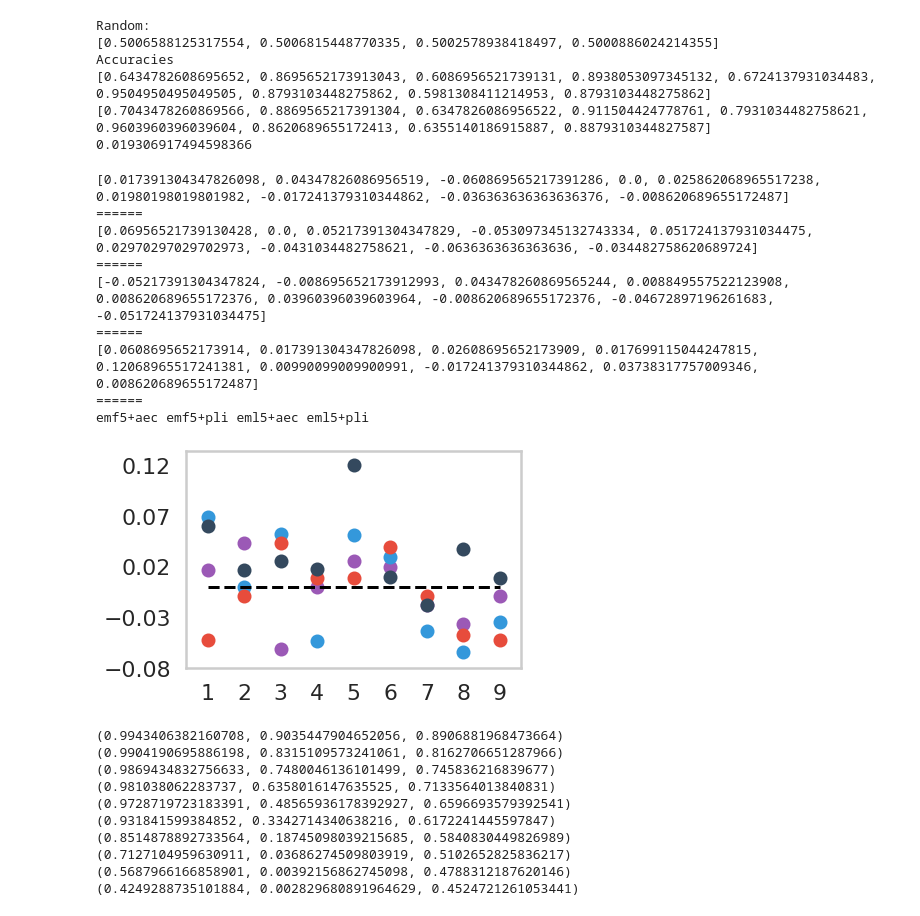
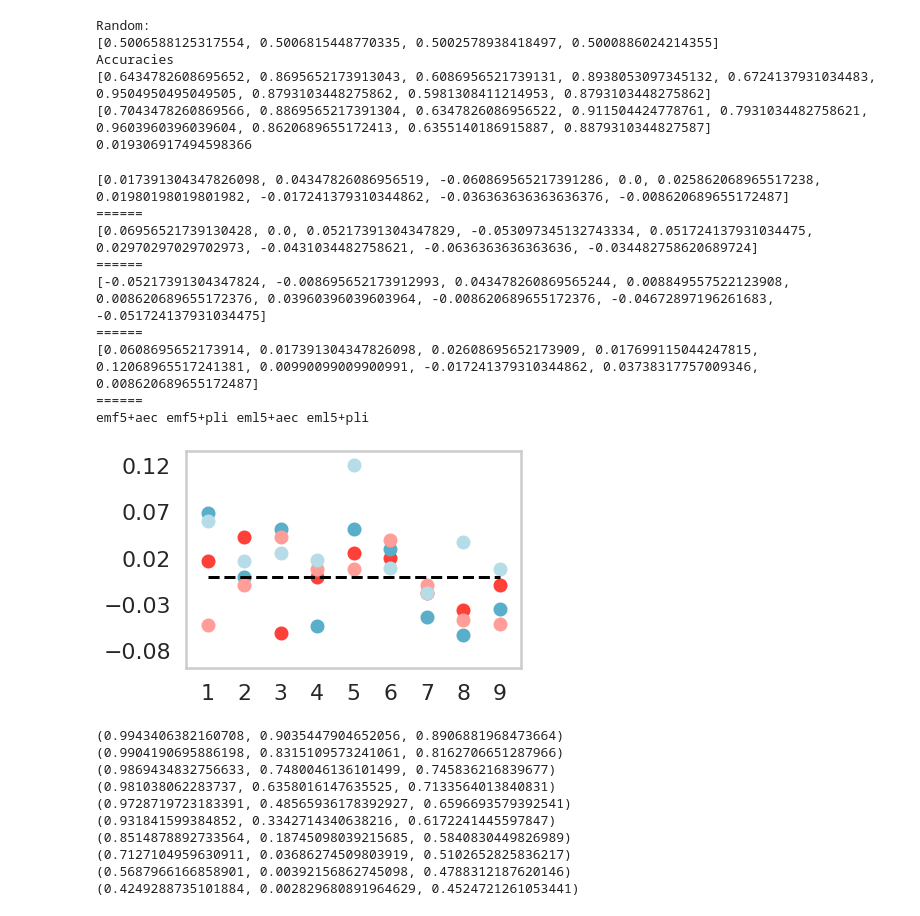
Before and after one commit to BIAPT/AEC-wPLI-comparison, a Jupyter notebook: milestones/2_ohbm_2020_poster_presentation/generate_visualization.ipynb, the cells around one changed output. Saved outputs shown, nothing was run; the diff lists cells and outputs as text; code cells hidden in the pictures.

```diff
--- a/milestones/2_ohbm_2020_poster_presentation/generate_visualization.ipynb
+++ b/milestones/2_ohbm_2020_poster_presentation/generate_visualization.ipynb
@@ -202,40 +202,40 @@ Accuracies
 0.019306917494598366
 # %%
 # In this one we want to reproduce the accuracy improvement for each participant given by weighted features
-flatui = ["#9b59b6", "#3498db",  "#e74c3c", "#34495e"]
+flatui = ["#ff4038", "#59afca",  "#ff9d99", "#b6dce7"]
 wei_improvements = []
 index = 0
 for epoch in ['emf5', 'eml5']:
     for graph in ['aec', 'pli']:
         wei_improvement = []
         func_clf = load_pickle(f"{IN_DIR}best_clf_{graph}_{epoch}_func.pickle")
         wei_clf = load_pickle(f"{IN_DIR}best_clf_{graph}_{epoch}_func-wei.pickle")
 
         for func, wei in zip(func_clf['accuracies'], wei_clf['accuracies']):
             wei_improvement.append(wei-func)
 
         print(wei_improvement)
         print("======")
         plt.scatter([1,2,3,4,5,6,7,8,9], wei_improvement, color=flatui[index])
         index = index + 1
         wei_improvements.append(wei_improvement)
 
 plt.plot([1,2,3,4,5,6,7,8,9], [0,0,0,0,0,0,0,0,0], 'k--')
 plt.yticks(np.arange(-0.08, 0.15, 0.05))
 plt.xticks(np.arange(1,10,1))
 print("emf5+aec", "emf5+pli", "eml5+aec", "eml5+pli")
 save_figure(f"{OUT_DIR}participant_improvement_by_wei.png")
 # %% [output]
 [0.017391304347826098, 0.04347826086956519, -0.060869565217391286, 0.0, 0.025862068965517238, 0.01980198019801982, -0.017241379310344862, -0.036363636363636376, -0.008620689655172487]
 ======
 [0.06956521739130428, 0.0, 0.05217391304347829, -0.053097345132743334, 0.051724137931034475, 0.02970297029702973, -0.0431034482758621, -0.0636363636363636, -0.034482758620689724]
 ======
 [-0.05217391304347824, -0.008695652173912993, 0.043478260869565244, 0.008849557522123908, 0.008620689655172376, 0.03960396039603964, -0.008620689655172376, -0.04672897196261683, -0.051724137931034475]
 ======
 [0.0608695652173914, 0.017391304347826098, 0.02608695652173909, 0.017699115044247815, 0.12068965517241381, 0.00990099009900991, -0.017241379310344862, 0.03738317757009346, 0.008620689655172487]
 ======
 emf5+aec emf5+pli eml5+aec eml5+pli
-[figure, old version]
+[figure, new version]
 # %%
 sequential_colors = sns.color_palette("RdPu", 10)
 sns.palplot(sequential_colors)
```
Also changed, not shown: 1 other file.
